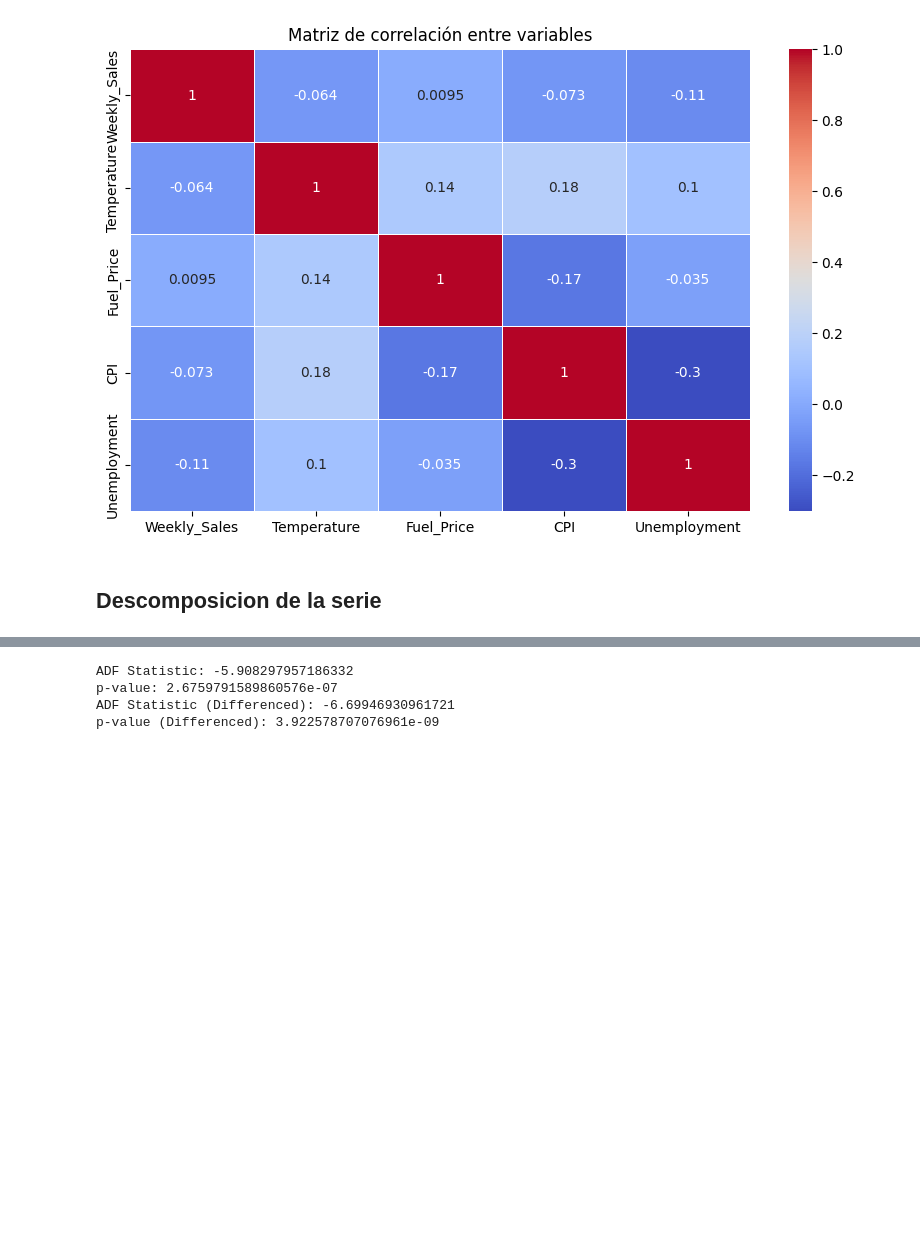
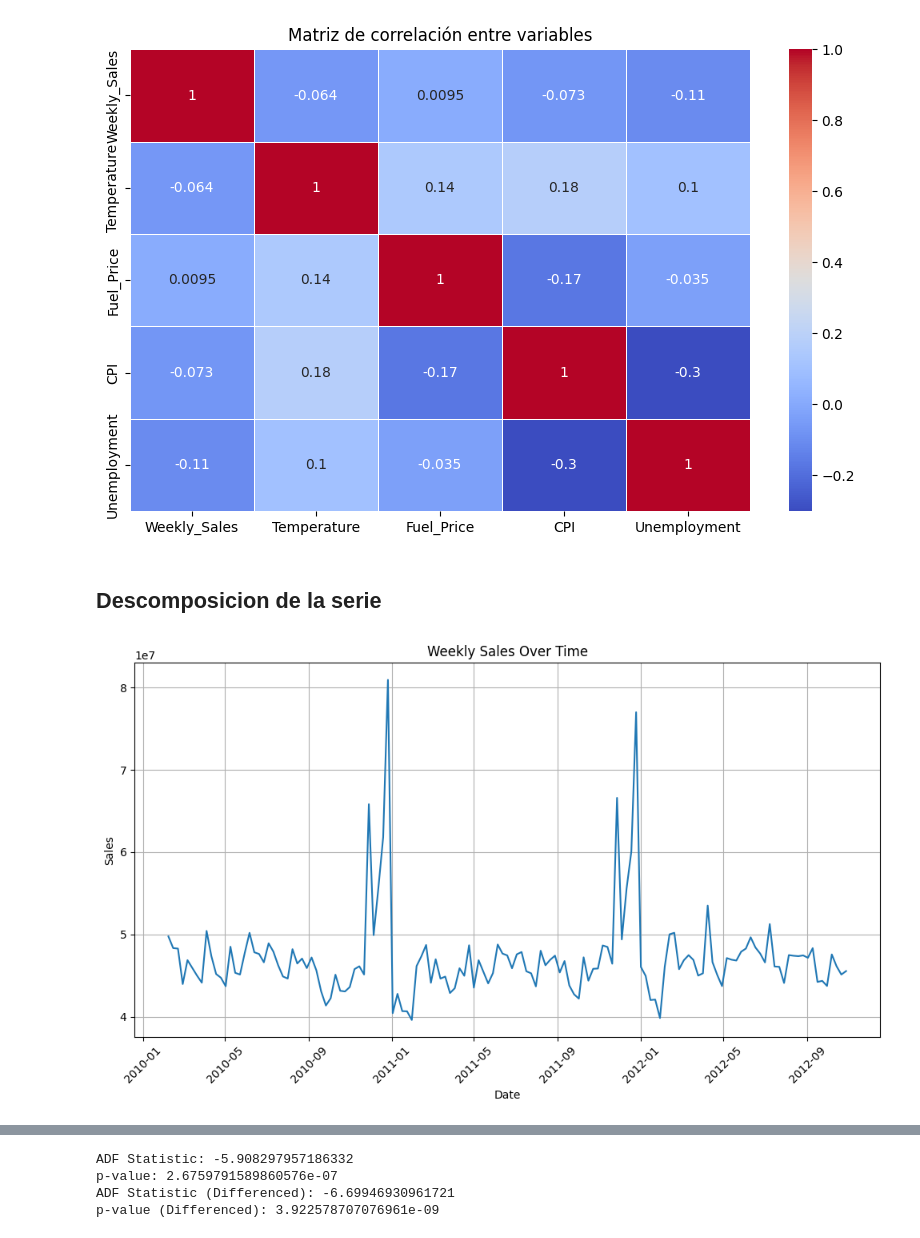
Before and after one commit to SergioSilveraM/jbook_TimeSeries202402, a Jupyter notebook: _sources/notebooks.ipynb, the cells around one changed output, grey strips where cells are left out. Cells and saved outputs as stored; diff of their text form; code cells hidden in the pictures; blank space fills up the shorter version.

```diff
--- a/_sources/notebooks.ipynb
+++ b/_sources/notebooks.ipynb
@@ -337,14 +335,19 @@ plt.show()
 # %%
 # Set 'Date' column as index
 df.set_index('Date', inplace=True)
 
 # Resample data to weekly frequency and aggregate Weekly_Sales
 weekly_sales = df['Weekly_Sales'].resample('W').sum()
 
-# Plot the time series
-fig = px.line(weekly_sales, title='Weekly Sales Over Time')
-fig.update_layout(
-    xaxis_title='Date',
-    yaxis_title='Sales'
-)
-fig.show()
+# Plot using matplotlib
+plt.figure(figsize=(10, 6))
+plt.plot(weekly_sales.index, weekly_sales.values, label='Weekly Sales')
+plt.title('Weekly Sales Over Time')
+plt.xlabel('Date')
+plt.ylabel('Sales')
+plt.grid(True)
+plt.xticks(rotation=45)
+plt.tight_layout()
+plt.show()
+# %% [output]
+[figure, added]
```
Also changed, not shown: parts of 3 cells of this notebook, 5 other files.
